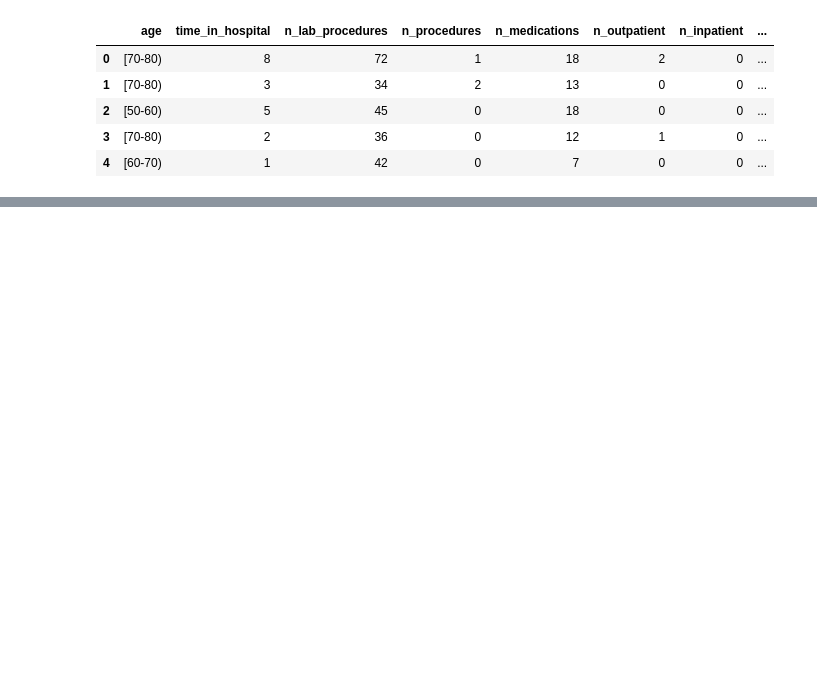
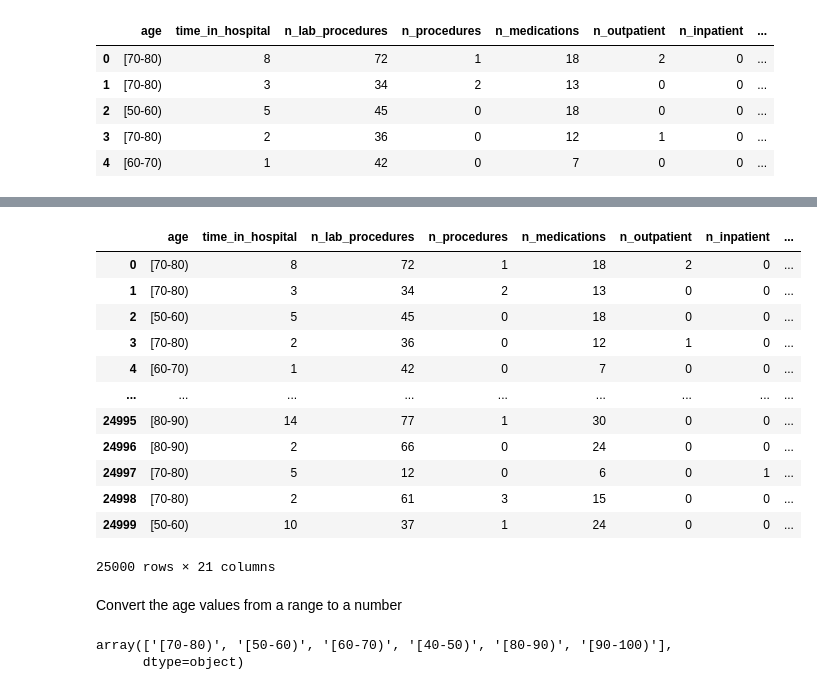
Before and after one commit to victoriaktruong/Diabetic-Patient-Readmission-Rate-Analysis-and-Prediction-Model, a Jupyter notebook: master-script.ipynb, the cells around one changed output, grey strips where cells are left out. Saved outputs shown, nothing was run; the diff lists cells and outputs as text; code cells hidden in the pictures; blank space fills up the shorter version.

```diff
--- a/master-script.ipynb
+++ b/master-script.ipynb
@@ -24,0 +123,33 @@ raw_data.head()
+# %%
+# Using one-hot encoding
+dummy_A1Ctest = pd.get_dummies(data['A1Ctest'], prefix='A1Ctest')
+
+# Concatenating the dummy variables to the existing dataframe
+data = pd.concat([data,dummy_A1Ctest],axis=1)
+
+# Deleting the 'A1Ctest' column
+data = data.drop('A1Ctest',axis=1)
+
+data
+# %% [output]
+|  | age | time_in_hospital | n_lab_procedures | n_procedures | n_medications | n_outpatient | n_inpatient | ... |
+| 0 | [70-80) | 8 | 72 | 1 | 18 | 2 | 0 | ... |
+| 1 | [70-80) | 3 | 34 | 2 | 13 | 0 | 0 | ... |
+| 2 | [50-60) | 5 | 45 | 0 | 18 | 0 | 0 | ... |
+| 3 | [70-80) | 2 | 36 | 0 | 12 | 1 | 0 | ... |
+| 4 | [60-70) | 1 | 42 | 0 | 7 | 0 | 0 | ... |
+| ... | ... | ... | ... | ... | ... | ... | ... | ... |
+| 24995 | [80-90) | 14 | 77 | 1 | 30 | 0 | 0 | ... |
+| 24996 | [80-90) | 2 | 66 | 0 | 24 | 0 | 0 | ... |
+| 24997 | [70-80) | 5 | 12 | 0 | 6 | 0 | 1 | ... |
+| 24998 | [70-80) | 2 | 61 | 3 | 15 | 0 | 0 | ... |
+| 24999 | [50-60) | 10 | 37 | 1 | 24 | 0 | 0 | ... |
+25000 rows × 21 columns
+# %% [markdown]
+Convert the age values from a range to a number
+# %%
+# Assessing the types of values for 'age'
+data.age.unique()
+# %% [output]
+array(['[70-80)', '[50-60)', '[60-70)', '[40-50)', '[80-90)', '[90-100)'],
+      dtype=object)
```
Also changed, not shown: parts of 84 cells of this notebook, 1 other file.
